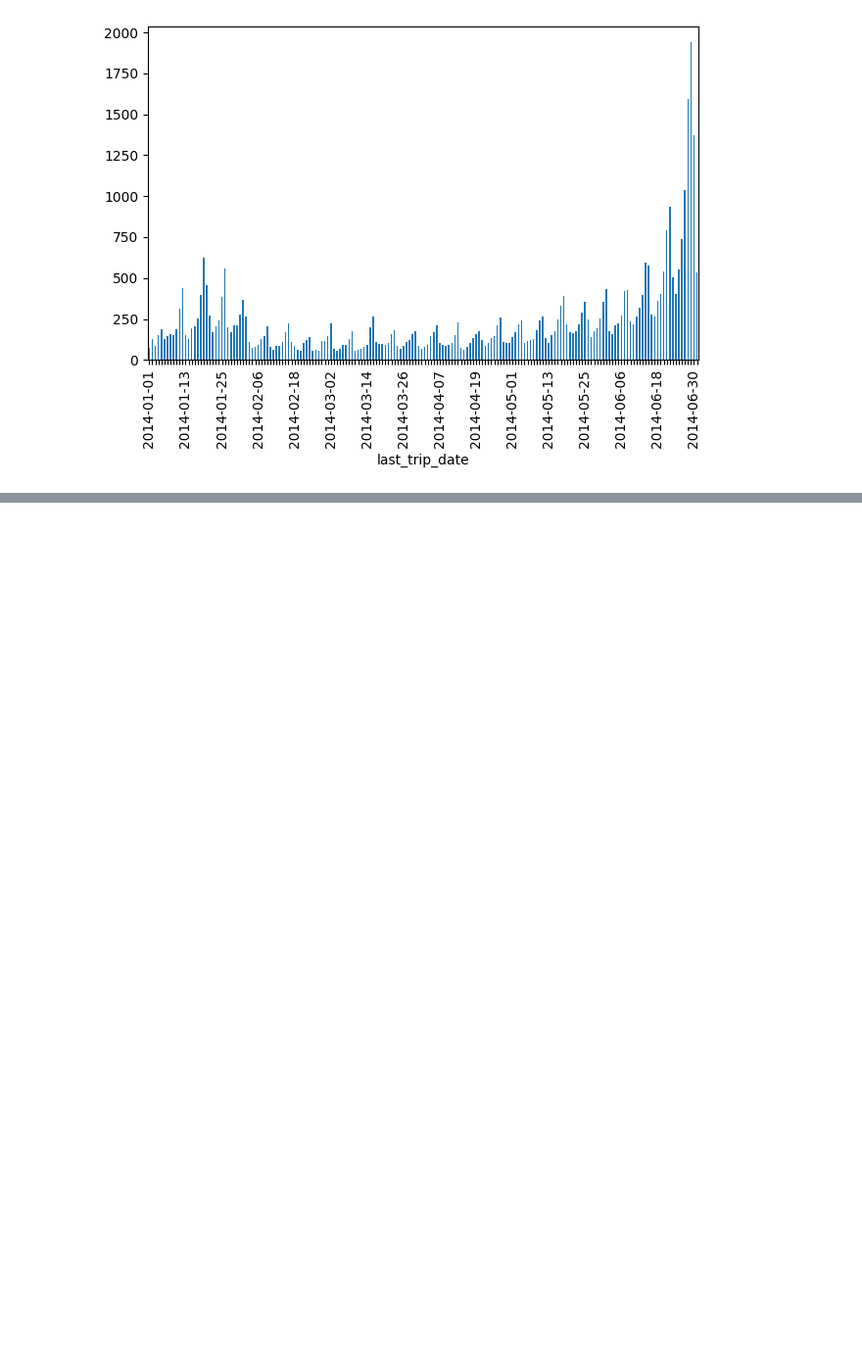
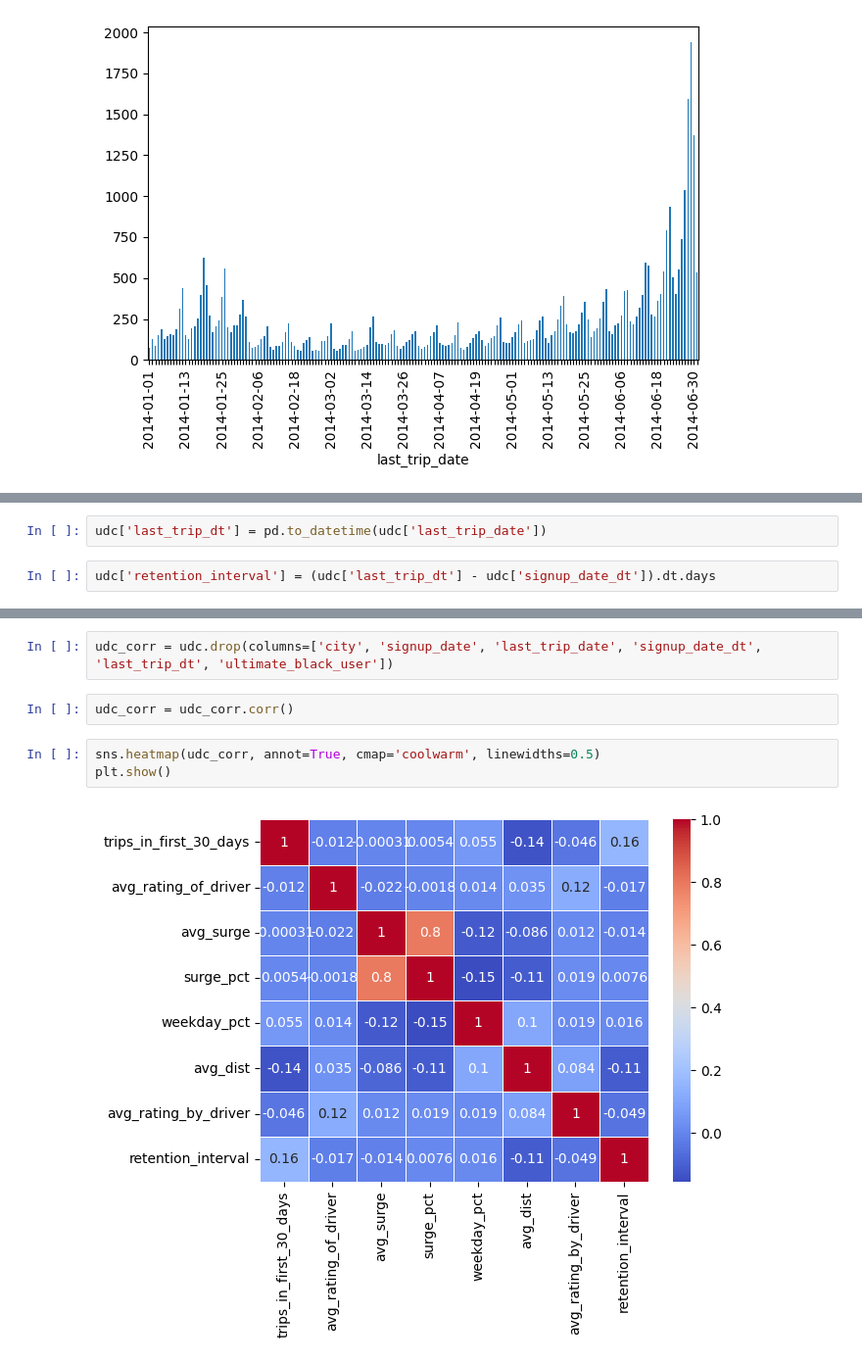
Before and after one commit to blue-santa/sprinboard-data-science-2026, a Jupyter notebook: 25-effective-interviewing/02-take-home-challenges/ultimate_challenge/Bryan_Beus_Ultimate_Take_Home_Challenge.ipynb, the cells around one changed output, grey strips where cells are left out. Shown at 98% size. Saved outputs shown, nothing was run; the diff lists cells and outputs as text; blank space fills up the shorter version.

Commit message:
create corr heatmap; develop predictive models

```diff
--- a/25-effective-interviewing/02-take-home-challenges/ultimate_challenge/Bryan_Beus_Ultimate_Take_Home_Challenge.ipynb
+++ b/25-effective-interviewing/02-take-home-challenges/ultimate_challenge/Bryan_Beus_Ultimate_Take_Home_Challenge.ipynb
@@ -315,0 +343,4 @@ As we can see, there is a peak of users who stopped using the app during the fir
+# %%
+udc['last_trip_dt'] = pd.to_datetime(udc['last_trip_date'])
+# %%
+udc['retention_interval'] = (udc['last_trip_dt'] - udc['signup_date_dt']).dt.days
@@ -315,0 +356,9 @@ As we can see, there is a peak of users who stopped using the app during the fir
+# %%
+udc_corr = udc.drop(columns=['city', 'signup_date', 'last_trip_date', 'signup_date_dt', 'last_trip_dt', 'ultimate_black_user'])
+# %%
+udc_corr = udc_corr.corr()
+# %%
+sns.heatmap(udc_corr, annot=True, cmap='coolwarm', linewidths=0.5)
+plt.show()
+# %% [output]
+[figure, added]
```
Also changed, not shown: parts of 20 cells of this notebook.
